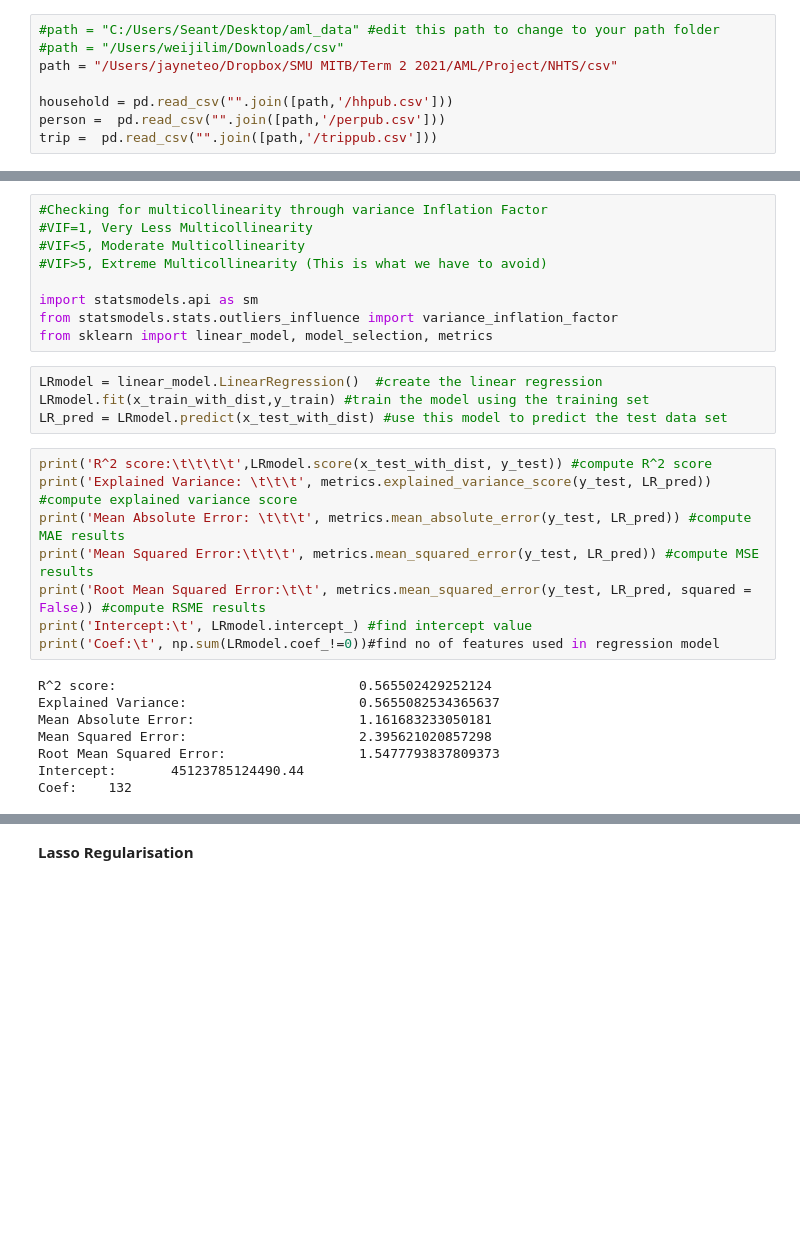
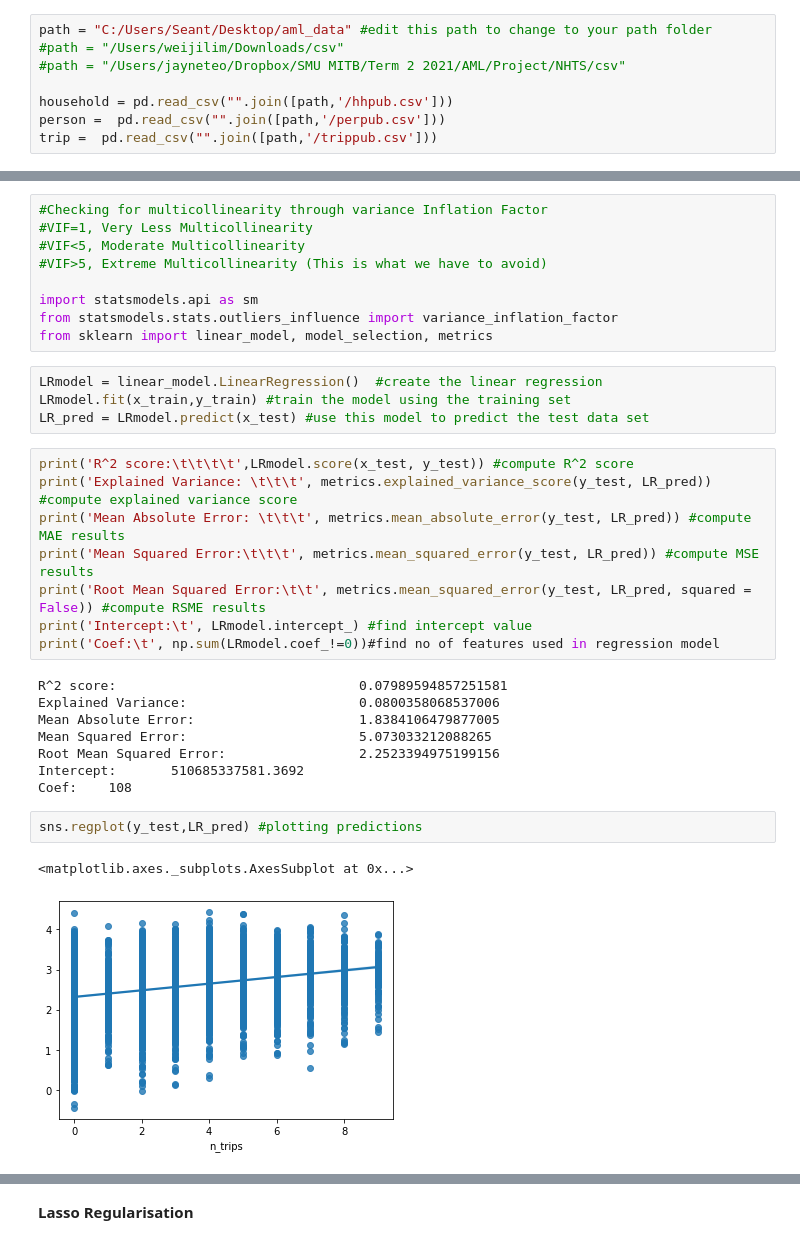
Before and after one commit to seanteohyh/AML_US_Traffic, a Jupyter notebook: NY Person Trip Predictor.ipynb, the cells around one changed output, grey strips where cells are left out. Cells and saved outputs as stored; diff of their text form; blank space fills up the shorter version.

```diff
--- a/NY Person Trip Predictor.ipynb
+++ b/NY Person Trip Predictor.ipynb
@@ -14,8 +14,8 @@ import math
 warnings.filterwarnings('ignore')
 # %%
-#path = "C:/Users/Seant/Desktop/aml_data" #edit this path to change to your path folder
+path = "C:/Users/Seant/Desktop/aml_data" #edit this path to change to your path folder
 #path = "/Users/weijilim/Downloads/csv"
-path = "/Users/jayneteo/Dropbox/SMU MITB/Term 2 2021/AML/Project/NHTS/csv"
+#path = "/Users/jayneteo/Dropbox/SMU MITB/Term 2 2021/AML/Project/NHTS/csv"
 
 household = pd.read_csv("".join([path,'/hhpub.csv']))
 person =  pd.read_csv("".join([path,'/perpub.csv']))
@@ -1042,10 +1046,10 @@ from statsmodels.stats.outliers_influence import variance_inflation_factor
 from sklearn import linear_model, model_selection, metrics
 # %%
 LRmodel = linear_model.LinearRegression()  #create the linear regression
-LRmodel.fit(x_train_with_dist,y_train) #train the model using the training set
-LR_pred = LRmodel.predict(x_test_with_dist) #use this model to predict the test data set
+LRmodel.fit(x_train,y_train) #train the model using the training set
+LR_pred = LRmodel.predict(x_test) #use this model to predict the test data set
 # %%
-print('R^2 score:\t\t\t\t',LRmodel.score(x_test_with_dist, y_test)) #compute R^2 score
+print('R^2 score:\t\t\t\t',LRmodel.score(x_test, y_test)) #compute R^2 score
 print('Explained Variance: \t\t\t', metrics.explained_variance_score(y_test, LR_pred)) #compute explained variance score
 print('Mean Absolute Error: \t\t\t', metrics.mean_absolute_error(y_test, LR_pred)) #compute MAE results
 print('Mean Squared Error:\t\t\t', metrics.mean_squared_error(y_test, LR_pred)) #compute MSE results
@@ -1053,10 +1057,15 @@ print('Root Mean Squared Error:\t\t', metrics.mean_squared_error(y_test, LR_pred
 print('Intercept:\t', LRmodel.intercept_) #find intercept value
 print('Coef:\t', np.sum(LRmodel.coef_!=0))#find no of features used in regression model
 # %% [output]
-R^2 score:                               0.565502429252124
-Explained Variance:                      0.5655082534365637
-Mean Absolute Error:                     1.161683233050181
-Mean Squared Error:                      2.395621020857298
-Root Mean Squared Error:                 1.5477793837809373
-Intercept:       45123785124490.44
-Coef:    132
+R^2 score:                               0.07989594857251581
+Explained Variance:                      0.0800358068537006
+Mean Absolute Error:                     1.8384106479877005
+Mean Squared Error:                      5.073033212088265
+Root Mean Squared Error:                 2.2523394975199156
+Intercept:       510685337581.3692
+Coef:    108
+# %%
+sns.regplot(y_test,LR_pred) #plotting predictions
+# %% [output]
+<matplotlib.axes._subplots.AxesSubplot at 0x...>
+[figure, added]
```
Also changed, not shown: parts of 123 cells of this notebook.
